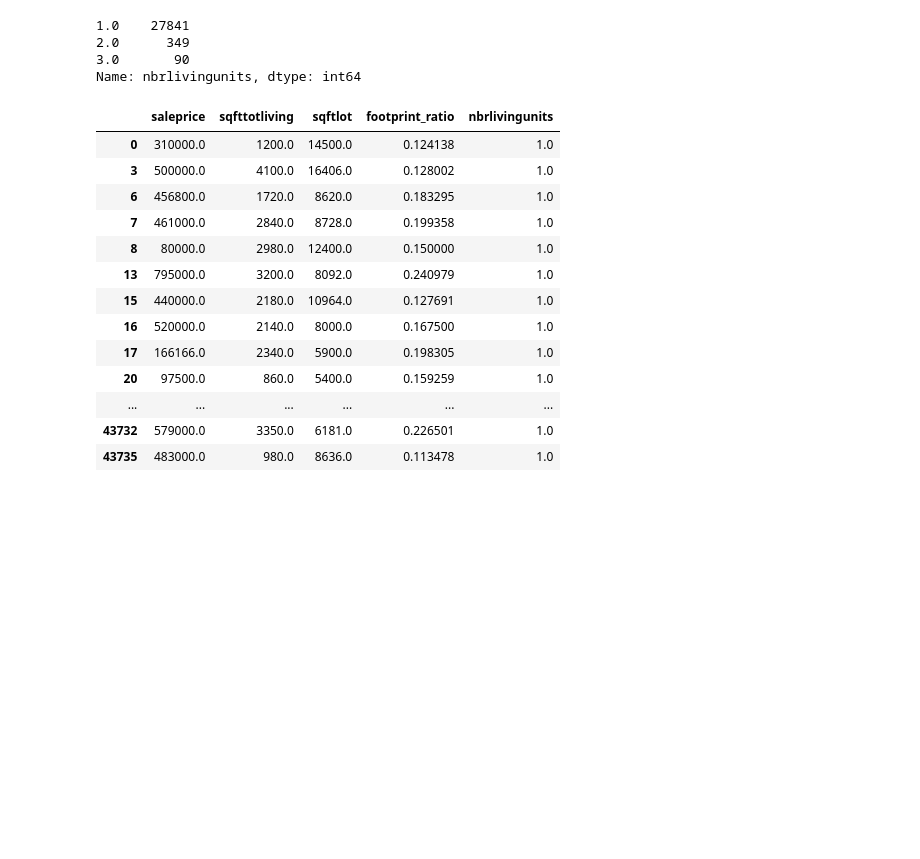
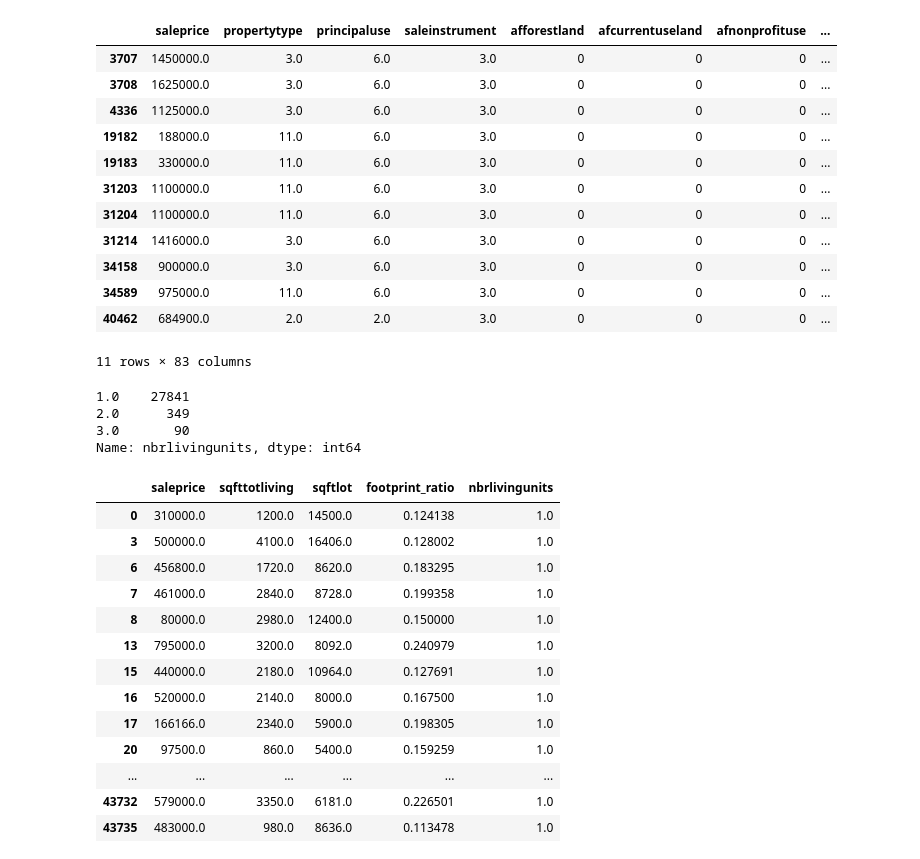
Before and after one commit to aabrahamson3/king-county-housing, a Jupyter notebook: notebooks/exploratory/02-aa-eda.ipynb, the cells around one changed output. Saved outputs shown, nothing was run; the diff lists cells and outputs as text; code cells hidden in the pictures; blank space fills up the shorter version.

```diff
--- a/notebooks/exploratory/02-aa-eda.ipynb
+++ b/notebooks/exploratory/02-aa-eda.ipynb
@@ -13,4 +50,26 @@ from sklearn.linear_model import LinearRegression
 # %%
+def check_feature_resid_dist(list_of_features, df, y):
+    '''
+    Visualizes the residiuals of a linear model in order to check the
+    assumptions. Shows both histogram of residual values and qq plot.
+
+    !!!  Be sure to import scipy.stats as stats  !!!
+
+    '''
+    for feature in list_of_features:
+
+        x = df[feature]
+        x = sm.add_constant(x)
+        model = sm.OLS(y,x).fit()
+        pred_val = model.fittedvalues
+        residuals = y.values - pred_val
+        fig, ax = plt.subplots(1, 2, sharex=False, sharey=False)
+        fig.set_size_inches(15,5)
+        sns.distplot(residuals, ax = ax[0])
+        sm.graphics.qqplot(residuals, dist=stats.norm, fit=True, line='45', ax = ax[1])
+        fig.suptitle(feature)
+        fig.show()
+
 def pullsqldata():
     """This function pulls the necessary columns and rows from the PostGRES DB into a Pandas Dataframe in order
     to continue with our EDA """
@@ -107,8 +166,22 @@ def clean_data_intial(df):
     #To model the houses that take up more space of thier plot (smaller yard) we need a ratio feature
     #We assume an acturate metric of the house's footprint is the first floor plus any attached garage. This
     #unfortunatley may not account for detached garages
+
     df_clean['footprint_ratio']=(df_clean['sqft1stfloor']+df_clean['sqftgarageattached'])/df_clean['sqftlot']
     df_clean.drop(columns = 'sqft1stfloor', inplace = True)
+    ratio_drop = df_clean.loc[df_clean['footprint_ratio'] > 1.0]
+    df_clean.drop(ratio_drop.index, inplace=True, axis=0)
+
+    #nbrliving units is classified data telling us if it is a duplex. We want to remove triplexes and create a duplex
+    #flag column
+
+    triplex = df_clean.loc[df_clean['nbrlivingunits'] == 3]
+    df_clean.drop(triplex.index, inplace= True, axis=0)
+    df_clean['duplex'] = df_clean['nbrlivingunits'] - 1
+    df_clean.drop(columns = 'nbrlivingunits', inplace = True)
+
+
+
 
     return df_clean
 
@@ -203,6 +276,22 @@ def check_feature_heteros(list_of_features, df, y):
 df = pullsqldata()
 # %%
 df_cleaned = clean_data_intial(df)
+# %%
+df_cleaned.loc[df_cleaned['footprint_ratio'] > 1]
+# %% [output]
+|  | saleprice | propertytype | principaluse | saleinstrument | afforestland | afcurrentuseland | afnonprofituse | ... |
+| 3707 | 1450000.0 | 3.0 | 6.0 | 3.0 | 0 | 0 | 0 | ... |
+| 3708 | 1625000.0 | 3.0 | 6.0 | 3.0 | 0 | 0 | 0 | ... |
+| 4336 | 1125000.0 | 3.0 | 6.0 | 3.0 | 0 | 0 | 0 | ... |
+| 19182 | 188000.0 | 11.0 | 6.0 | 3.0 | 0 | 0 | 0 | ... |
+| 19183 | 330000.0 | 11.0 | 6.0 | 3.0 | 0 | 0 | 0 | ... |
+| 31203 | 1100000.0 | 11.0 | 6.0 | 3.0 | 0 | 0 | 0 | ... |
+| 31204 | 1100000.0 | 11.0 | 6.0 | 3.0 | 0 | 0 | 0 | ... |
+| 31214 | 1416000.0 | 3.0 | 6.0 | 3.0 | 0 | 0 | 0 | ... |
+| 34158 | 900000.0 | 3.0 | 6.0 | 3.0 | 0 | 0 | 0 | ... |
+| 34589 | 975000.0 | 11.0 | 6.0 | 3.0 | 0 | 0 | 0 | ... |
+| 40462 | 684900.0 | 2.0 | 2.0 | 3.0 | 0 | 0 | 0 | ... |
+11 rows × 83 columns
 # %%
 # selects features for base model, to answer our initial questions
 base_model = df_cleaned[['saleprice','sqfttotliving', 'sqftlot', 'footprint_ratio', 'nbrlivingunits']]
```
Also changed, not shown: parts of 3 cells of this notebook.
